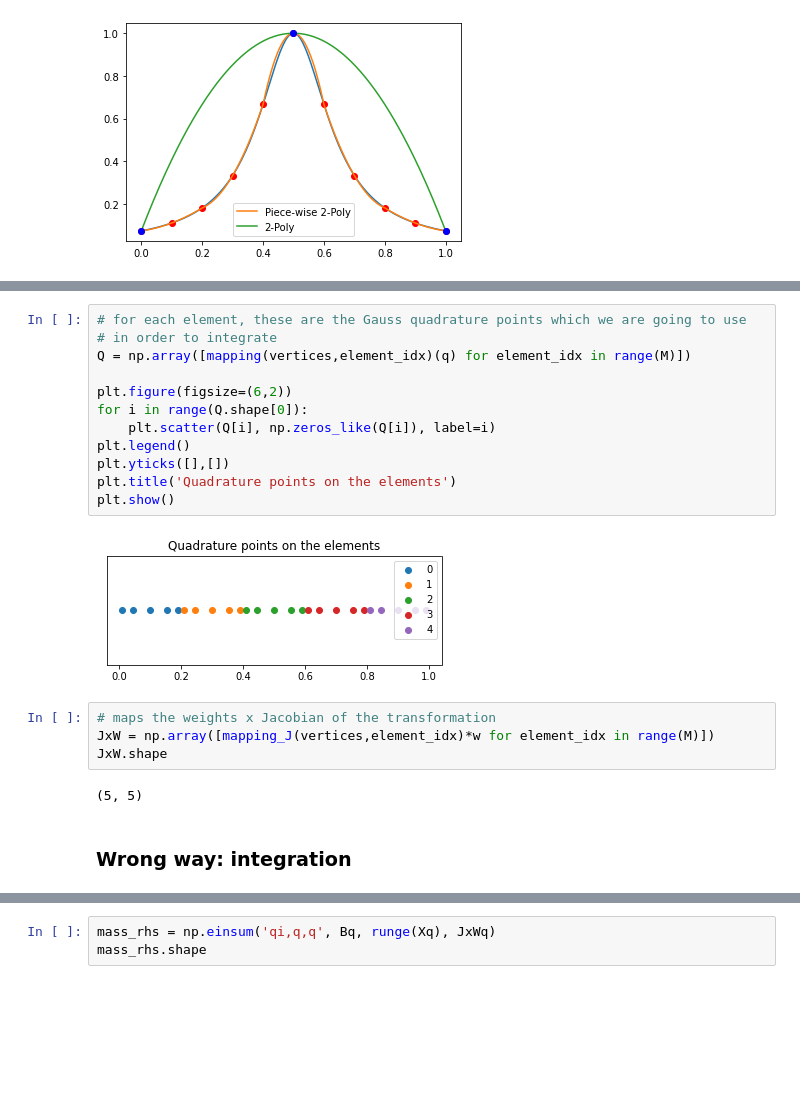
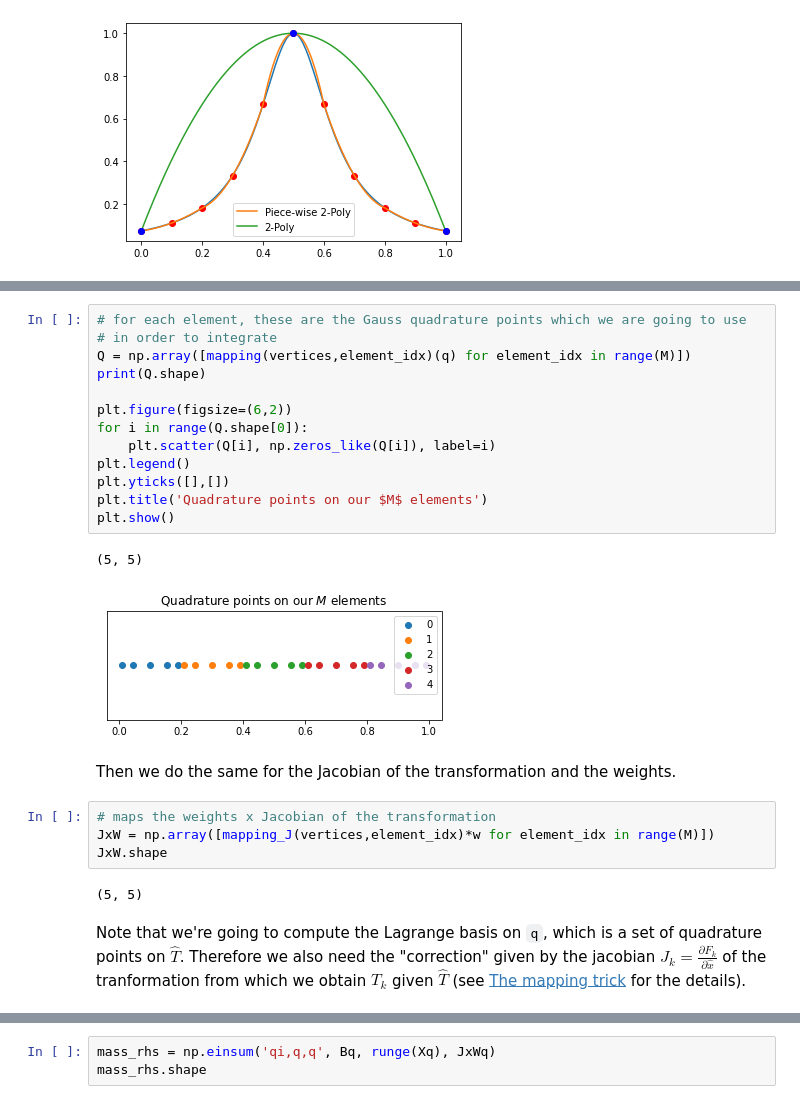
Before and after one commit to fandreuzzi-dssc/numerical-analysis, a Jupyter notebook: FEM_1d.ipynb, the cells around one changed output, grey strips where cells are left out. Cells and saved outputs as stored; diff of their text form; blank space fills up the shorter version.

```diff
--- a/FEM_1d.ipynb
+++ b/FEM_1d.ipynb
@@ -317,25 +325,29 @@ plt.legend();
 # %%
 # for each element, these are the Gauss quadrature points which we are going to use
 # in order to integrate
 Q = np.array([mapping(vertices,element_idx)(q) for element_idx in range(M)])
+print(Q.shape)
 
 plt.figure(figsize=(6,2))
 for i in range(Q.shape[0]):
     plt.scatter(Q[i], np.zeros_like(Q[i]), label=i)
 plt.legend()
 plt.yticks([],[])
-plt.title('Quadrature points on the elements')
+plt.title('Quadrature points on our $M$ elements')
 plt.show()
 # %% [output]
+(5, 5)
-[figure, old version]
+[figure, new version]
+# %% [markdown]
+Then we do the same for the Jacobian of the transformation and the weights.
 # %%
 # maps the weights x Jacobian of the transformation
 JxW = np.array([mapping_J(vertices,element_idx)*w for element_idx in range(M)])
 JxW.shape
 # %% [output]
 (5, 5)
-# %% [markdown]
-### Wrong way: integration
+# %% [markdown]
+Note that we're going to compute the Lagrange basis on `q`, which is a set of quadrature points on $\hat{T}$. Therefore we also need the "correction" given by the jacobian $J_k = \frac{\partial F_k}{\partial \hat{x}}$ of the tranformation from which we obtain $T_k$ given $\hat{T}$ (see [The mapping trick](#The-mapping-trick) for the details).
 # %%
 Bq = np.zeros((M, n_quadrature_points, N))
 Vq = np.array([lagrange_basis(reference_vertices, i)(q) for i in range(degree+1)]).T
```
Also changed, not shown: parts of 25 cells of this notebook.
